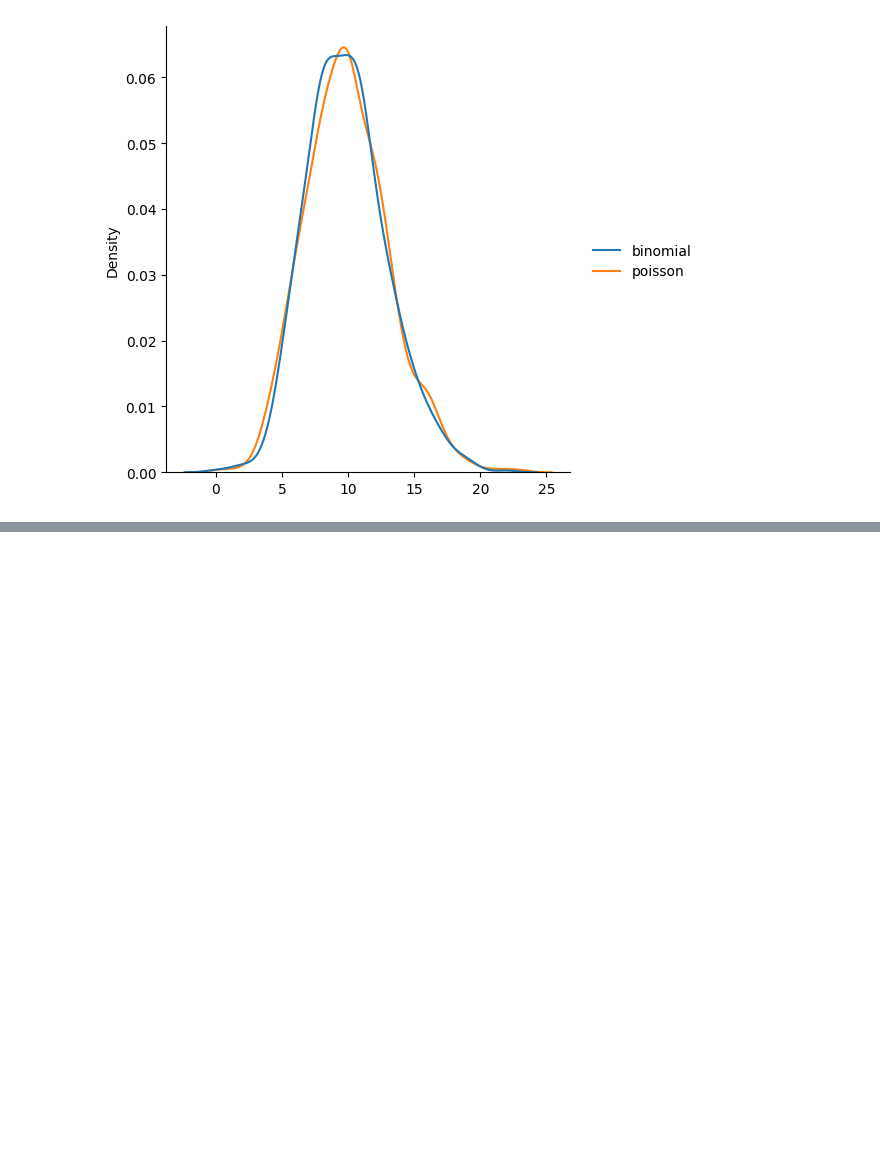
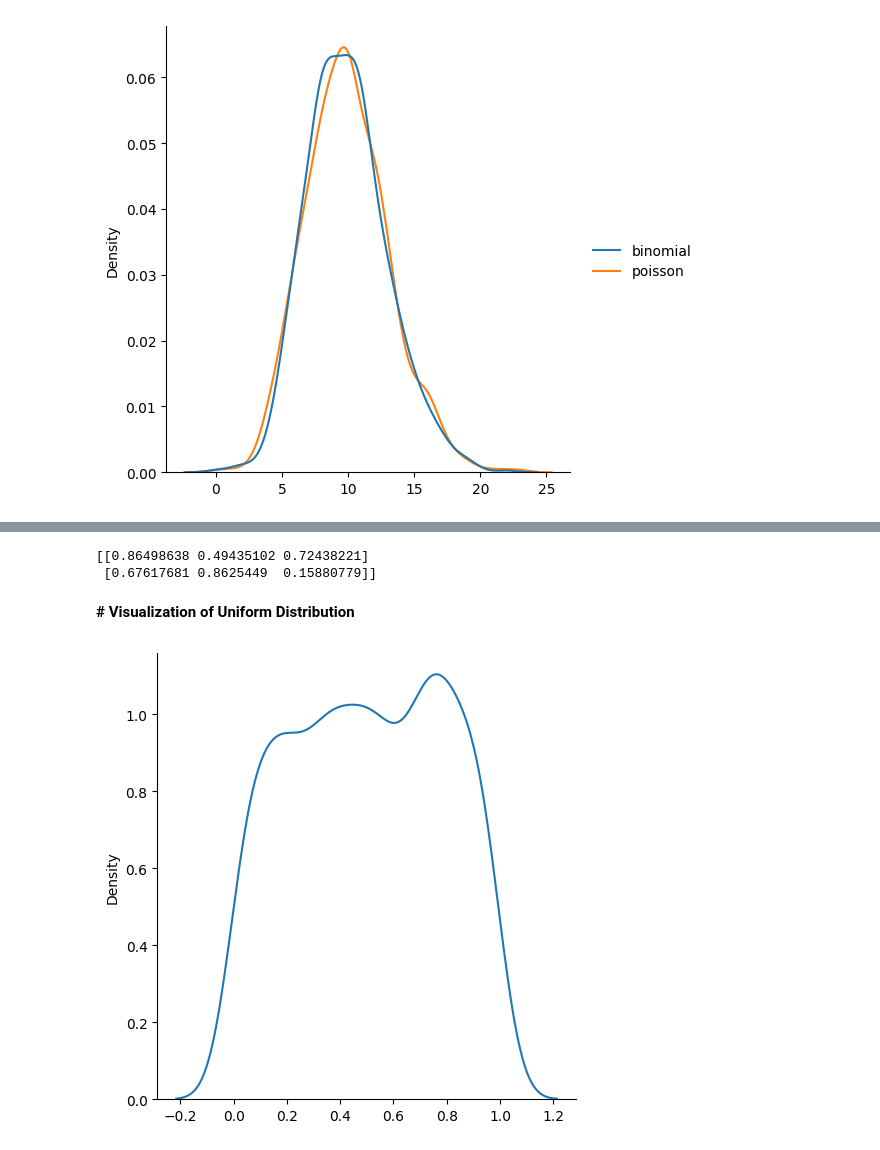
Before and after one commit to nitinyadav2188/DATA-SCIENCE, a Jupyter notebook: numpy.ipynb, the cells around one changed output, grey strips where cells are left out. Drawn from its saved outputs; the diff is of its cells as text; code cells hidden in the pictures; blank space fills up the shorter version.

```diff
--- a/numpy.ipynb
+++ b/numpy.ipynb
@@ -1765,0 +1780,20 @@ plt.show()
+# %%
+# create a 2*3 uniform distribution sample:
+from numpy import random
+x = random.uniform(size=(2, 3))
+print(x)
+# %% [output]
+[[0.86498638 0.49435102 0.72438221]
+ [0.67617681 0.8625449  0.15880779]]
+# %% [markdown]
+**# Visualization of Uniform Distribution**
+# %%
+from numpy import random
+import matplotlib.pyplot as plt
+import seaborn as sns
+
+sns.displot(random.uniform(size=1000), kind="kde")
+
+plt.show()
+# %% [output]
+[figure, added]
```
Also changed, not shown: parts of 37 cells of this notebook.
